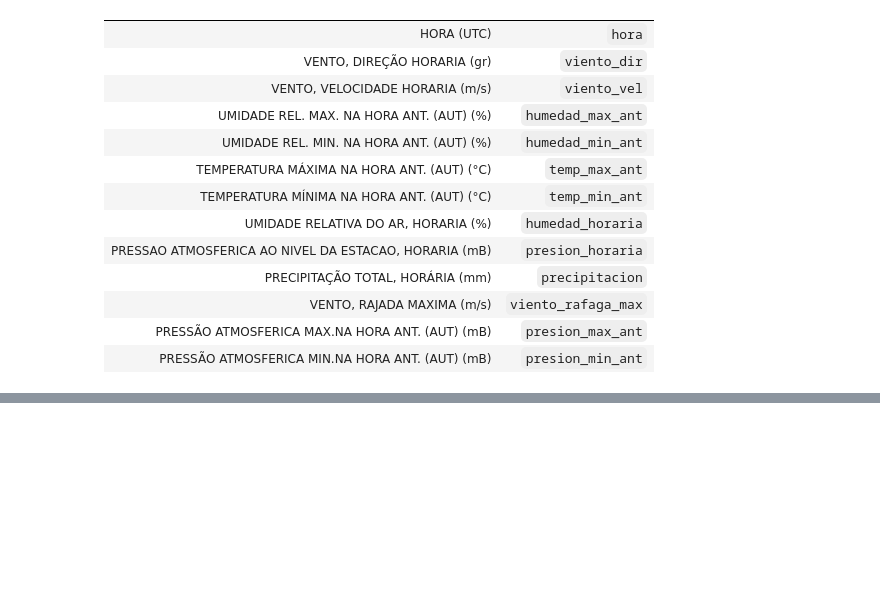
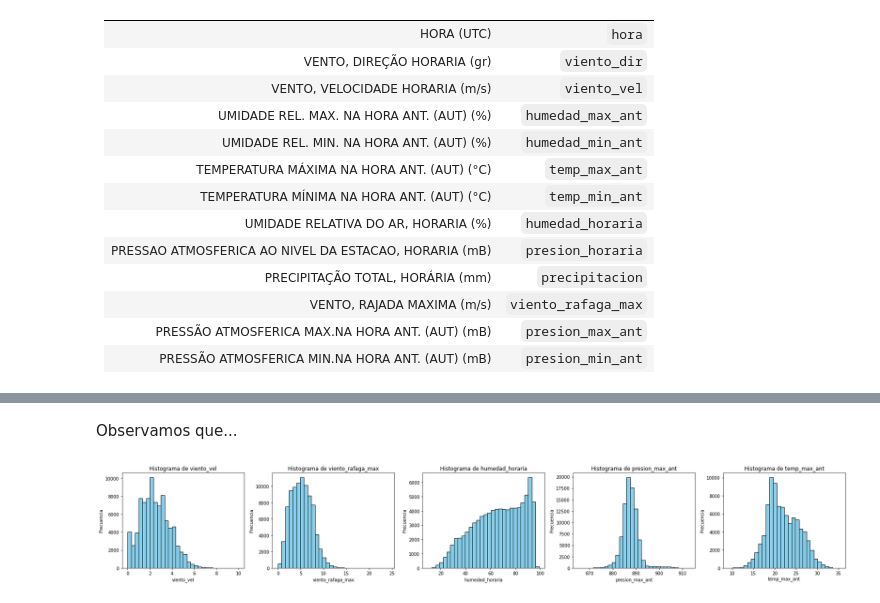
Before and after one commit to Iaibanez/Parcial1ML, a Jupyter notebook: _sources/Ejercicio1.ipynb, the cells around one changed output, grey strips where cells are left out. Drawn from its saved outputs; the diff is of its cells as text; code cells hidden in the pictures; blank space fills up the shorter version.

```diff
--- a/_sources/Ejercicio1.ipynb
+++ b/_sources/Ejercicio1.ipynb
@@ -92,0 +82,18 @@ Name: viento_dir, dtype: float64
+# %%
+var = [
+    'hora',
+    'viento_dir',
+    'viento_vel',
+    'humedad_max_ant',
+    'humedad_min_ant',
+    'temp_max_ant',
+    'temp_min_ant',
+    'humedad_horaria',
+    'presion_horaria',
+    'precipitacion',
+    'viento_rafaga_max',
+    'presion_max_ant',
+    'presion_min_ant'
+    ]
+
+df[var].describe().T
@@ -92,0 +176,20 @@ Name: viento_dir, dtype: float64
+# %% [markdown]
+Observamos que...
+# %%
+# Variables a graficar
+variables = ['viento_vel', 'viento_rafaga_max', 'humedad_horaria', 'presion_max_ant', 'temp_max_ant']
+
+# Crear figura con subplots
+fig, axes = plt.subplots(1, 5, figsize=(24, 4))  # 1 fila, 5 columnas
+
+# Graficar cada variable
+for i, var in enumerate(variables):
+    axes[i].hist(df[var], bins=30, color='skyblue', edgecolor='black')
+    axes[i].set_title(f'Histograma de {var}')
+    axes[i].set_xlabel(var)
+    axes[i].set_ylabel('Frecuencia')
+
+plt.tight_layout()
+plt.show()
+# %% [output]
+[figure, added]
```
Also changed, not shown: parts of 24 cells of this notebook, 13 other files.
